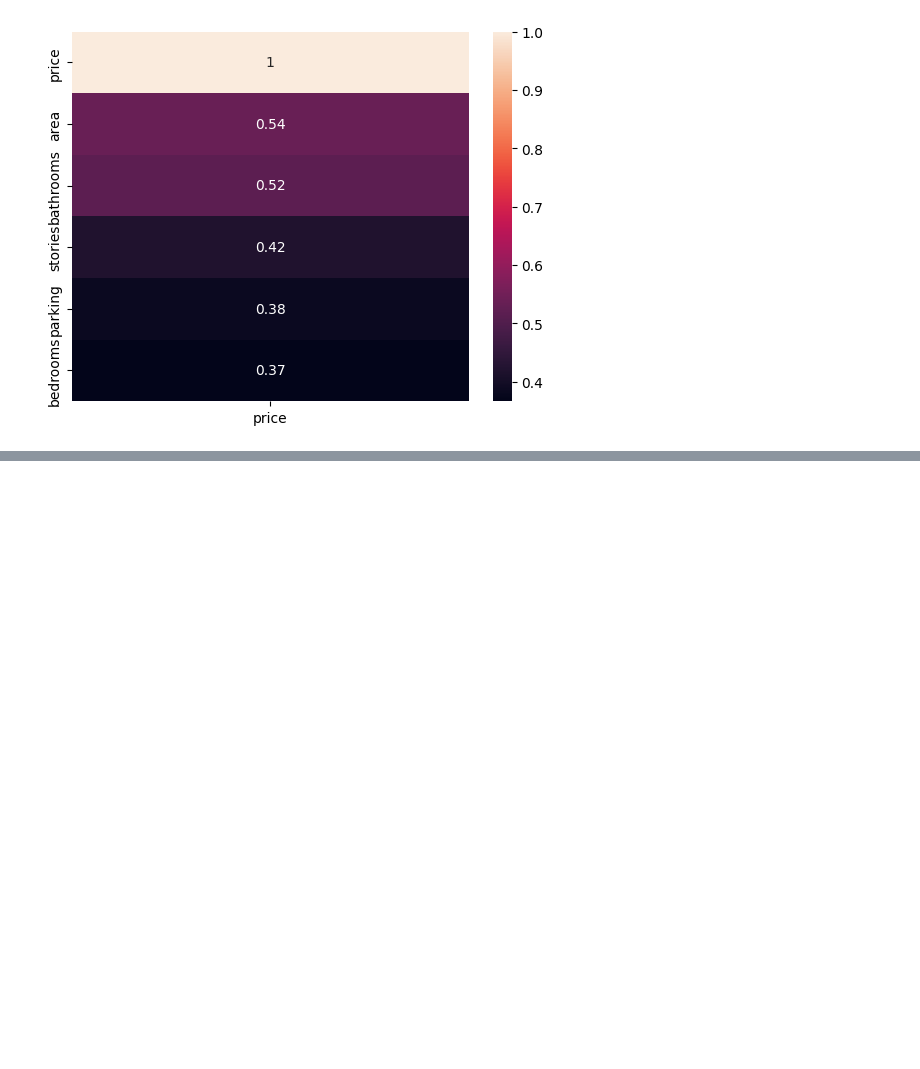
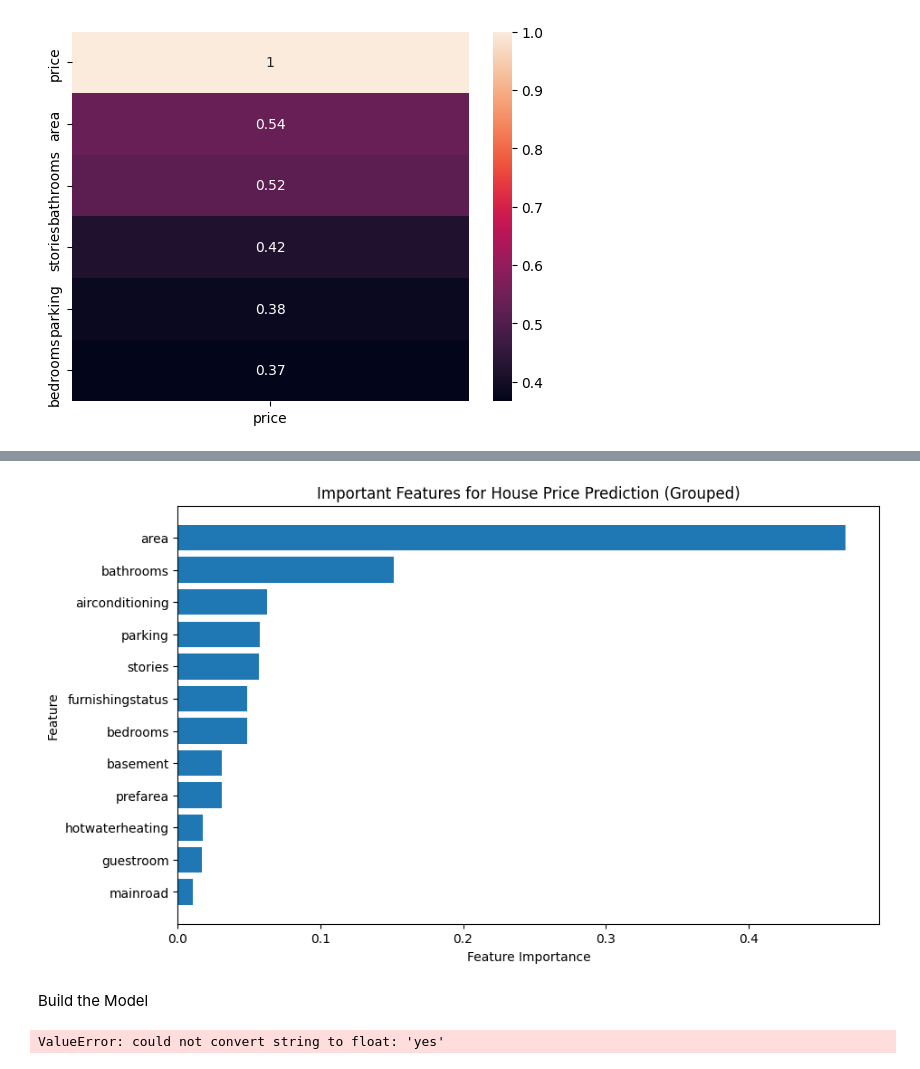
Before and after one commit to MasterChief-ai/Beginner-ML-Projects, a Jupyter notebook: Housing_Price_Prediction.ipynb, the cells around one changed output, grey strips where cells are left out. Cells and saved outputs as stored; diff of their text form; code cells hidden in the pictures; blank space fills up the shorter version.

```diff
--- a/Housing_Price_Prediction.ipynb
+++ b/Housing_Price_Prediction.ipynb
@@ -37,0 +66,67 @@ sns.heatmap(corr[['price']].sort_values(by='price', ascending=False), annot=True
+# %%
+import pandas as pd
+from sklearn.model_selection import train_test_split
+from sklearn.ensemble import RandomForestRegressor
+import matplotlib.pyplot as plt
+
+# -------------------
+# 1. Prepare features
+# -------------------
+#X = df[['area', 'bedrooms', 'bathrooms', 'stories', 'parking', 'furnishingstatus', 'prefarea', 'airconditioning',]]  # added categorical
+X = df[df.columns.drop(['price'])]
+y = df['price']
+
+# One-hot encode categorical vars
+X = pd.get_dummies(X, drop_first=True)
+
+# -------------------
+# 2. Train-test split
+# -------------------
+X_train, X_test, y_train, y_test = train_test_split(X, y, test_size=0.2, random_state=42)
+
+# -------------------
+# 3. Train model
+# -------------------
+model = RandomForestRegressor(n_estimators=100, random_state=42)
+model.fit(X_train, y_train)
+
+# -------------------
+# 4. Feature importances
+# -------------------
+importances = model.feature_importances_
+features = X.columns
+
+fi_df = pd.DataFrame({'Feature': features, 'Importance': importances})
+
+# Group dummy variables back into parent feature
+fi_df['Parent'] = fi_df['Feature'].str.split('_').str[0]
+grouped_fi = fi_df.groupby('Parent', as_index=False)['Importance'].sum()
+grouped_fi = grouped_fi.sort_values(by='Importance', ascending=False)
+
+# -------------------
+# 5. Plot top features
+# -------------------
+plt.figure(figsize=(10,6))
+plt.barh(grouped_fi['Parent'][:15], grouped_fi['Importance'][:15])
+plt.gca().invert_yaxis()
+plt.xlabel("Feature Importance")
+plt.ylabel("Feature")
+plt.title("Important Features for House Price Prediction (Grouped)")
+plt.show()
+# %% [output]
+[figure, added]
+# %% [markdown]
+Build the Model
+# %%
+X = df[['area', 'bathrooms', 'airconditioning', 'parking', 'stories', 'furnishingstatus', 'bedrooms']]
+y = df['price']
+
+X_train, y_train, X_test, y_test = train_test_split(X, y, test_size=0.2, random_state=42)
+
+model = LinearRegression()
+model.fit(X_train, y_train)
+predictions = model.predict(X_test)
+mse = mean_squared_error(y_test, predictions)
+print(f"Mean Squared Error: {mse}")
+# %% [output]
+ValueError: could not convert string to float: 'yes'
```
Also changed, not shown: parts of 1 cell of this notebook.
